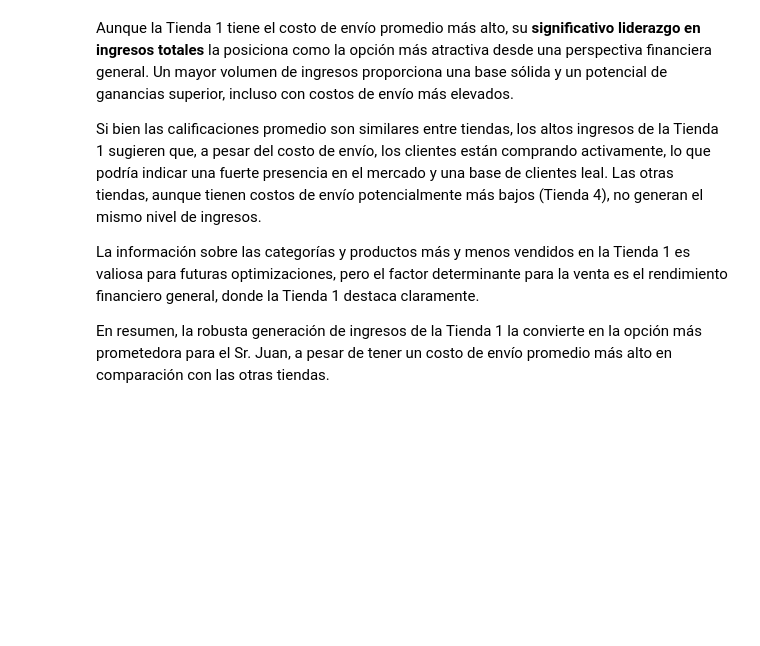
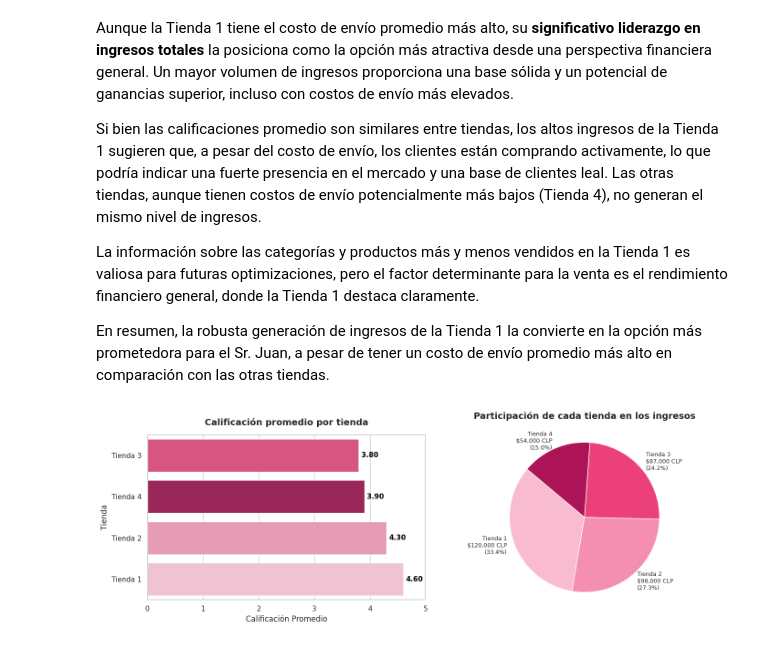
Before and after one commit to Mj-Novoa/challenge1-data-science-latam, a Jupyter notebook: AluraStoreLatam.ipynb, the cells around one changed output. Saved outputs shown, nothing was run; the diff lists cells and outputs as text; code cells hidden in the pictures; blank space fills up the shorter version.

```diff
--- a/AluraStoreLatam.ipynb
+++ b/AluraStoreLatam.ipynb
@@ -423,3 +423,85 @@ Si bien las calificaciones promedio son similares entre tiendas, los altos ingre
 La información sobre las categorías y productos más y menos vendidos en la Tienda 1 es valiosa para futuras optimizaciones, pero el factor determinante para la venta es el rendimiento financiero general, donde la Tienda 1 destaca claramente.
 
 En resumen, la robusta generación de ingresos de la Tienda 1 la convierte en la opción más prometedora para el Sr. Juan, a pesar de tener un costo de envío promedio más alto en comparación con las otras tiendas.
+# %%
+import pandas as pd
+import matplotlib.pyplot as plt
+import seaborn as sns
+
+# === Datos de ejemplo ===
+df_calificaciones = pd.DataFrame({
+    'Tienda': ['Tienda 1', 'Tienda 2', 'Tienda 3', 'Tienda 4'],
+    'Calificación Promedio': [4.6, 4.3, 3.8, 3.9]
+})
+
+df_ingresos = pd.DataFrame({
+    'Tienda': ['Tienda 1', 'Tienda 2', 'Tienda 3', 'Tienda 4'],
+    'Ingresos Totales': [120000, 98000, 87000, 54000]
+})
+
+# === Colores consistentes por tienda ===
+colores_por_tienda = {
+    'Tienda 1': '#f8bbd0',
+    'Tienda 2': '#f48fb1',
+    'Tienda 3': '#ec407a',
+    'Tienda 4': '#ad1457'
+}
+
+# === Estilo general ===
+sns.set(style="whitegrid")
+
+# === Crear figura con 1 fila y 2 columnas
+fig, axes = plt.subplots(1, 2, figsize=(14, 5))
+axes = axes.flatten()
+
+# === 1. Gráfico de barras (Calificación promedio) sin warning
+df_sorted = df_calificaciones.sort_values('Calificación Promedio', ascending=True)
+
+sns.barplot(
+    data=df_sorted,
+    y='Tienda',
+    x='Calificación Promedio',
+    hue='Tienda',
+    palette=colores_por_tienda,
+    ax=axes[0],
+    legend=False
+)
+
+axes[0].set_title('Calificación promedio por tienda', pad=15, fontsize=14, fontweight='bold')
+axes[0].set_xlim(0, 5)
+
+# Mostrar valores sobre barras
+for container in axes[0].containers:
+    axes[0].bar_label(
+        container,
+        fmt='%.2f',
+        padding=4,
+        fontsize=11,
+        fontweight='bold',
+        color='black'
+    )
+
+# === 2. Gráfico pastel (Ingresos totales por tienda)
+total = df_ingresos['Ingresos Totales'].sum()
+labels = [
+    f"{row['Tienda']}\n${int(row['Ingresos Totales']):,} CLP\n({row['Ingresos Totales'] / total:.1%})"
+    for _, row in df_ingresos.iterrows()
+]
+
+# Obtener colores en el mismo orden
+palette_pastel = [colores_por_tienda[tienda] for tienda in df_ingresos['Tienda']]
+
+axes[1].pie(
+    df_ingresos['Ingresos Totales'],
+    labels=labels,
+    colors=palette_pastel,
+    startangle=140,
+    textprops={'fontsize': 9}
+)
+axes[1].set_title('Participación de cada tienda en los ingresos', pad=25, fontsize=14, fontweight='bold')
+axes[1].axis('equal')
+
+plt.tight_layout()
+plt.show()
+# %% [output]
+[figure, added]
```
